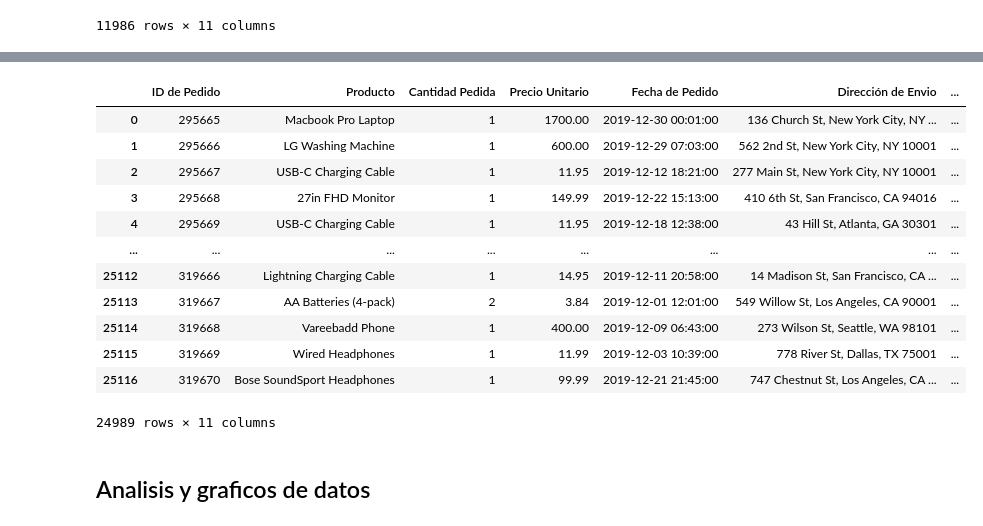
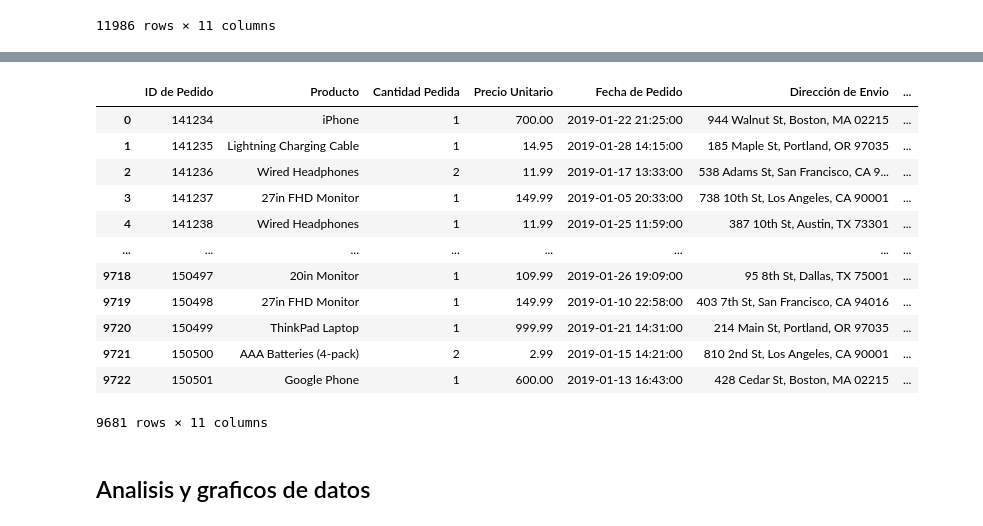
Before and after one commit to IvanGonzal0/Proyecto1_Analisis-de-Ventas-Anuales_BigData, a Jupyter notebook: BigData_Proyecto1_AnalisisDeVentas.ipynb, the cells around one changed output, grey strips where cells are left out. Saved outputs shown, nothing was run; the diff lists cells and outputs as text; code cells hidden in the pictures.

```diff
--- a/BigData_Proyecto1_AnalisisDeVentas.ipynb
+++ b/BigData_Proyecto1_AnalisisDeVentas.ipynb
@@ -144,10 +144,11 @@ for archivo in archivos:
     # CREO COLUMNAS NECESARIAS PARA ANALISIS
     df_ventas['Fecha de Pedido'] = pd.to_datetime(df_ventas['Fecha de Pedido'], format='%m/%d/%y %H:%M')
 
-    # Obtener la hora y minutos como número entero de 4 dígitos (por ejemplo, 1430)
-    df_ventas['Hora de Pedido'] = df_ventas['Fecha de Pedido'].dt.strftime('%H%M').astype(int)
+    # Obtengo la hora y minutos como numero entero de 4 dígitos (por ejemplo, 1430)
+
     df_ventas['Estado'] = df_ventas['Dirección de Envio'].str.split(', ').str[-1].str.split(' ').str[0]
     df_ventas['Ciudad'] = df_ventas['Dirección de Envio'].str.split(', ').str[1]
+    df_ventas['Hora'] = df_ventas['Fecha de Pedido'].dt.strftime('%H').astype(int)
     df_ventas['Dia'] = df_ventas['Fecha de Pedido'].dt.strftime('%d').astype(int)
     df_ventas['Mes'] = df_ventas['Fecha de Pedido'].dt.strftime('%m').astype(int)
     #FINALIZA CREACION DE COLUMNAS
@@ -193,18 +206,18 @@ dataframes['Febrero']
 # %%
-dataframes['Diciembre']
+dataframes['Enero']
 # %% [output]
 |  | ID de Pedido | Producto | Cantidad Pedida | Precio Unitario | Fecha de Pedido | Dirección de Envio | ... |
-| 0 | 295665 | Macbook Pro Laptop | 1 | 1700.00 | 2019-12-30 00:01:00 | 136 Church St, New York City, NY ... | ... |
-| 1 | 295666 | LG Washing Machine | 1 | 600.00 | 2019-12-29 07:03:00 | 562 2nd St, New York City, NY 10001 | ... |
-| 2 | 295667 | USB-C Charging Cable | 1 | 11.95 | 2019-12-12 18:21:00 | 277 Main St, New York City, NY 10001 | ... |
-| 3 | 295668 | 27in FHD Monitor | 1 | 149.99 | 2019-12-22 15:13:00 | 410 6th St, San Francisco, CA 94016 | ... |
-| 4 | 295669 | USB-C Charging Cable | 1 | 11.95 | 2019-12-18 12:38:00 | 43 Hill St, Atlanta, GA 30301 | ... |
+| 0 | 141234 | iPhone | 1 | 700.00 | 2019-01-22 21:25:00 | 944 Walnut St, Boston, MA 02215 | ... |
+| 1 | 141235 | Lightning Charging Cable | 1 | 14.95 | 2019-01-28 14:15:00 | 185 Maple St, Portland, OR 97035 | ... |
+| 2 | 141236 | Wired Headphones | 2 | 11.99 | 2019-01-17 13:33:00 | 538 Adams St, San Francisco, CA 9... | ... |
+| 3 | 141237 | 27in FHD Monitor | 1 | 149.99 | 2019-01-05 20:33:00 | 738 10th St, Los Angeles, CA 90001 | ... |
+| 4 | 141238 | Wired Headphones | 1 | 11.99 | 2019-01-25 11:59:00 | 387 10th St, Austin, TX 73301 | ... |
 | ... | ... | ... | ... | ... | ... | ... | ... |
-| 25112 | 319666 | Lightning Charging Cable | 1 | 14.95 | 2019-12-11 20:58:00 | 14 Madison St, San Francisco, CA ... | ... |
-| 25113 | 319667 | AA Batteries (4-pack) | 2 | 3.84 | 2019-12-01 12:01:00 | 549 Willow St, Los Angeles, CA 90001 | ... |
-| 25114 | 319668 | Vareebadd Phone | 1 | 400.00 | 2019-12-09 06:43:00 | 273 Wilson St, Seattle, WA 98101 | ... |
-| 25115 | 319669 | Wired Headphones | 1 | 11.99 | 2019-12-03 10:39:00 | 778 River St, Dallas, TX 75001 | ... |
-| 25116 | 319670 | Bose SoundSport Headphones | 1 | 99.99 | 2019-12-21 21:45:00 | 747 Chestnut St, Los Angeles, CA ... | ... |
+| 9718 | 150497 | 20in Monitor | 1 | 109.99 | 2019-01-26 19:09:00 | 95 8th St, Dallas, TX 75001 | ... |
+| 9719 | 150498 | 27in FHD Monitor | 1 | 149.99 | 2019-01-10 22:58:00 | 403 7th St, San Francisco, CA 94016 | ... |
+| 9720 | 150499 | ThinkPad Laptop | 1 | 999.99 | 2019-01-21 14:31:00 | 214 Main St, Portland, OR 97035 | ... |
+| 9721 | 150500 | AAA Batteries (4-pack) | 2 | 2.99 | 2019-01-15 14:21:00 | 810 2nd St, Los Angeles, CA 90001 | ... |
+| 9722 | 150501 | Google Phone | 1 | 600.00 | 2019-01-13 16:43:00 | 428 Cedar St, Boston, MA 02215 | ... |
-24989 rows × 11 columns
+9681 rows × 11 columns
 # %% [markdown]
 ## Analisis y graficos de datos
```
Also changed, not shown: parts of 78 cells of this notebook.
